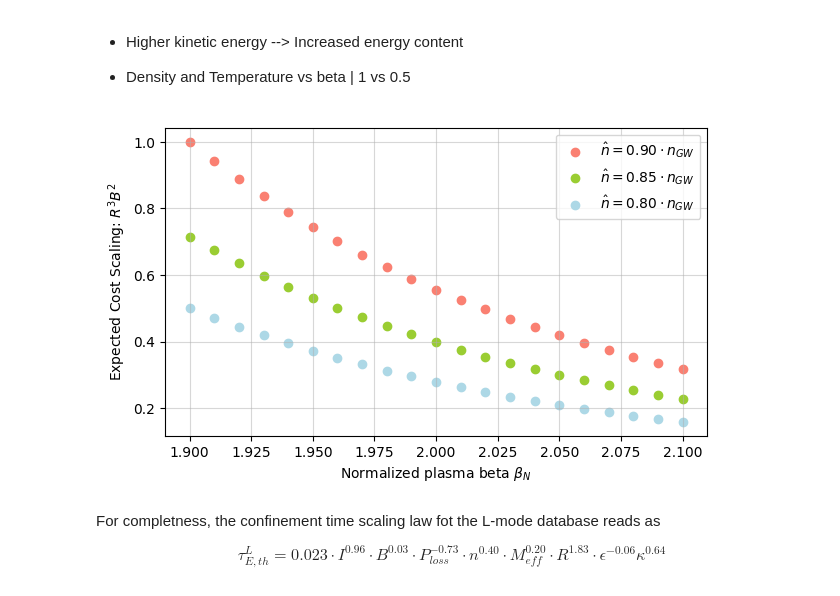
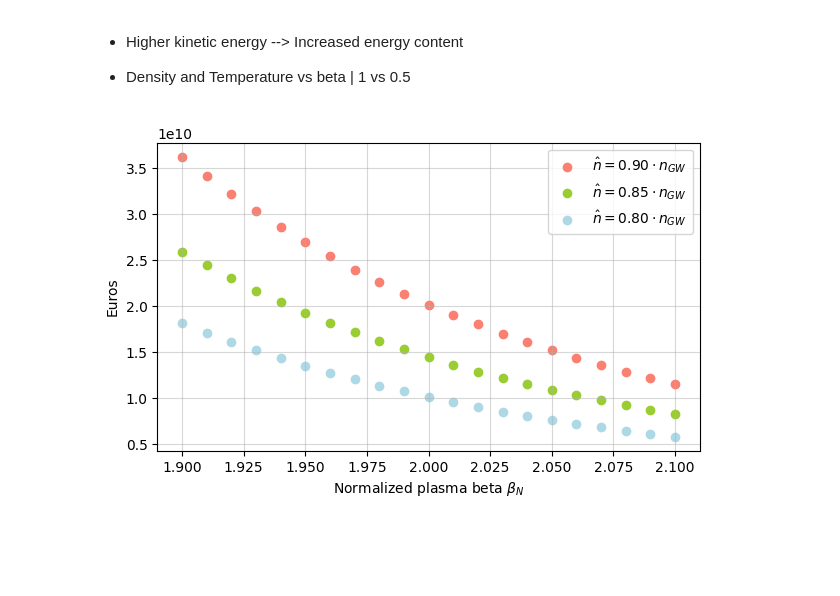
Before and after one commit to Chinnasf/Physics, a Jupyter notebook: TOKAMAKS/CEA/Scaling Law -- Reduced Parameters.ipynb, the cells around one changed output. Drawn from its saved outputs; the diff is of its cells as text; code cells hidden in the pictures; blank space fills up the shorter version.

```diff
--- a/TOKAMAKS/CEA/Scaling Law -- Reduced Parameters.ipynb
+++ b/TOKAMAKS/CEA/Scaling Law -- Reduced Parameters.ipynb
@@ -319,8 +319,10 @@ plt.show()
 # %%
 n80 = pd.read_csv("data/n_GW_80.csv")
 n85 = pd.read_csv("data/n_GW_85.csv")
-n90 = pd.read_csv("data/n_GW_90_long.csv")
-n50 = pd.read_csv("data/n_GW_50_long.csv")
+n90 = pd.read_csv("data/n_GW_90.csv")
+n50 = pd.read_csv("data/n_GW_50.csv")
+n90l = pd.read_csv("data/n_GW_90_long.csv")
+n50l = pd.read_csv("data/n_GW_50_long.csv")
 # %%
 fig = plt.figure(figsize=(8,4))
 ax = plt.subplot(111)
@@ -374,29 +415,25 @@ ax.legend(loc='center left', bbox_to_anchor=(1, 0.5), frameon=False);
 * Density and Temperature vs beta | 1 vs 0.5
 # %%
 # Expected to cost with a scaling of ~ B^2R^3
+
+iter_RB = (6.2**3)*(5.7**2)
+iter_cost = 2e10 # euros
+
+factor = iter_cost/iter_RB
+
+
 plt.figure(figsize=(7,4))
-RB_costs_90 = (n90.B.values**2)*(n90.R.values**3)
-
-RB_costs_90_max = max(RB_costs_90)
-
-RB_costs_90 = RB_costs_90/RB_costs_90_max
-
-RB_costs_85 = (n85.B.values**2)*(n85.R.values**3)/RB_costs_90_max
-RB_costs_80 = (n80.B.values**2)*(n80.R.values**3)/RB_costs_90_max
+RB_costs_90 = (n90.B.values**2)*(n90.R.values**3)*factor
+RB_costs_85 = (n85.B.values**2)*(n85.R.values**3)*factor
+RB_costs_80 = (n80.B.values**2)*(n80.R.values**3)*factor
 
 plt.scatter(matlab_sol.beta_n, RB_costs_90, label="$\\hat{n} = 0.90\\cdot n_{GW}$", c="salmon")
 plt.scatter(matlab_sol.beta_n, RB_costs_85, label="$\\hat{n} = 0.85\\cdot n_{GW}$", c="yellowgreen")
 plt.scatter(matlab_sol.beta_n, RB_costs_80, label="$\\hat{n} = 0.80\\cdot n_{GW}$", c="lightblue")
 
 plt.grid(alpha=0.5)
 plt.xlabel("Normalized plasma beta $\\beta_N$")
-plt.ylabel("Expected Cost Scaling: $R^3B^2$")
+plt.ylabel("Euros")
 plt.legend();
 # %% [output]
-[figure, old version]
+[figure, new version]
-# %% [markdown]
-For completness, the confinement time scaling law fot the L-mode database reads as
-
-$$
-    \tau^{L}_{E,th} = 0.023\cdot I^{0.96} \cdot B^{0.03} \cdot P_{loss}^{-0.73} \cdot n^{0.40} \cdot M_{eff}^{0.20}\cdot R^{1.83}\cdot \epsilon^{-0.06}\kappa^{0.64}
-$$
```
Also changed, not shown: parts of 7 cells of this notebook.
